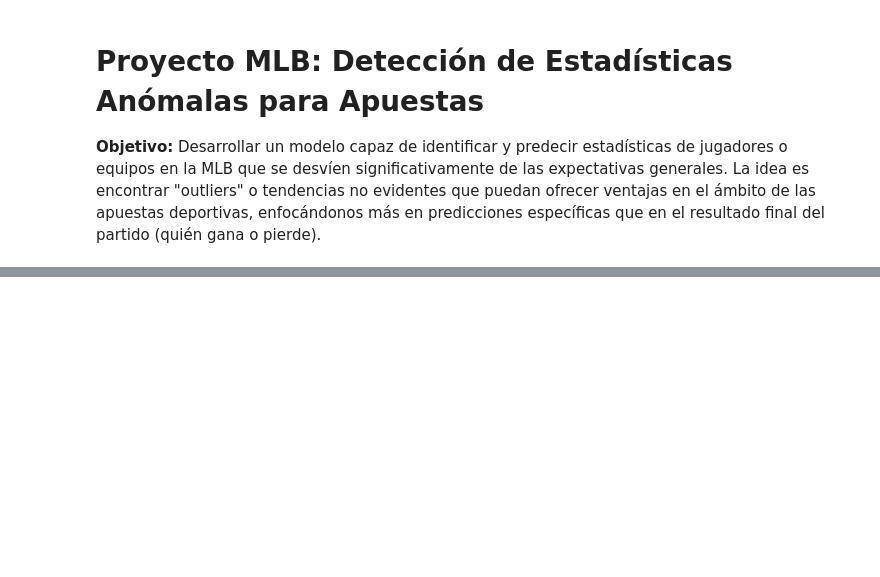
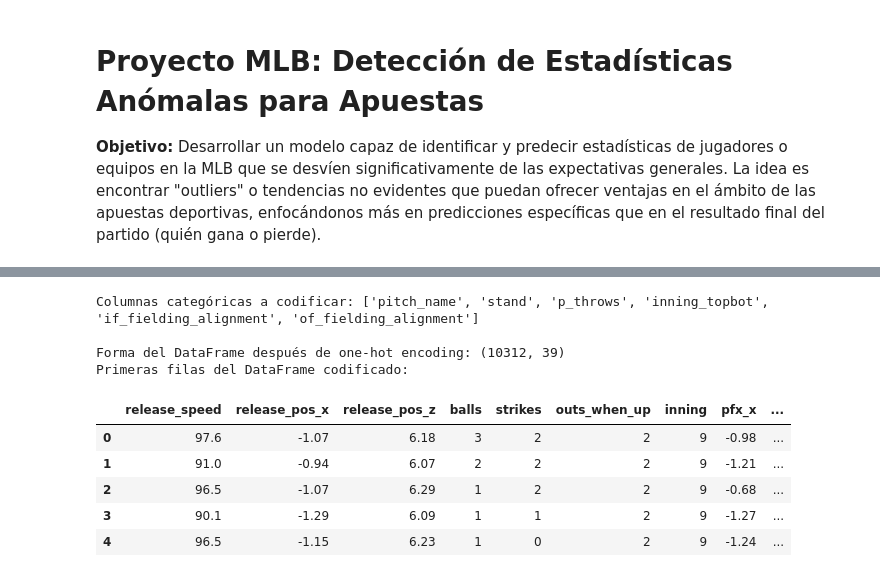
Before and after one commit to diego-mercadoc/MLB, a Jupyter notebook: MLB_Anomaly_Detection.ipynb, the cells around one changed output, grey strips where cells are left out. Cells and saved outputs as stored; diff of their text form; code cells hidden in the pictures; blank space fills up the shorter version.

```diff
--- a/MLB_Anomaly_Detection.ipynb
+++ b/MLB_Anomaly_Detection.ipynb
@@ -17,0 +486,72 @@ ModuleNotFoundError: No module named 'pandas'
+# %%
+from sklearn.model_selection import train_test_split
+from sklearn.preprocessing import StandardScaler # Para futuro escalado si es necesario
+
+# Re-creamos df_model_final para asegurar que tenemos la versión correcta
+# y aplicamos la corrección de fillna si lo estuviéramos haciendo aquí.
+# En este flujo, df_model_final ya está limpio de la celda anterior,
+# así que solo nos enfocaremos en la codificación y división.
+
+# Si tuviéramos que rehacer la imputación de la Celda 7 aquí, sería así:
+# cols_days_game = ['pitcher_days_since_prev_game', 'batter_days_since_prev_game',
+#                   'pitcher_days_until_next_game', 'batter_days_until_next_game']
+# for col in cols_days_game:
+#     if col in df_model_final.columns:
+#         median_val = df_model_final[col].median()
+#         df_model_final[col] = df_model_final[col].fillna(median_val) # Corrección aquí
+#         # print(f"Nulos en '{col}' imputados con mediana ({median_val}).") # Comentado porque ya se hizo
+
+# 1. Codificar variables categóricas
+# Usaremos pd.get_dummies para one-hot encoding, es simple y efectivo para esta cantidad de categorías.
+categorical_cols = df_model_final.select_dtypes(include='category').columns
+print(f"Columnas categóricas a codificar: {list(categorical_cols)}")
+
+df_model_encoded = pd.get_dummies(df_model_final, columns=categorical_cols, drop_first=True)
+# drop_first=True para evitar multicolinealidad, crea k-1 dummies para k categorías.
+
+print(f"\nForma del DataFrame después de one-hot encoding: {df_model_encoded.shape}")
+print("Primeras filas del DataFrame codificado:")
+display(df_model_encoded.head())
+
+# 2. Separar Features (X) y Target (y)
+X = df_model_encoded.drop('is_swinging_strike', axis=1)
+y = df_model_encoded['is_swinging_strike']
+
+print("\nForma de X (features):", X.shape)
+print("Forma de y (target):", y.shape)
+
+# 3. Dividir los datos en conjuntos de entrenamiento y prueba
+# Usaremos un 80/20 split y estratificaremos por 'y' debido al desbalance de clases.
+X_train, X_test, y_train, y_test = train_test_split(
+    X, y,
+    test_size=0.2,
+    random_state=42, # Para reproducibilidad
+    stratify=y # Importante para mantener la proporción de clases en train y test
+)
+
+print("\nDistribución del target en el conjunto de entrenamiento:")
+print(y_train.value_counts(normalize=True))
+print("\nDistribución del target en el conjunto de prueba:")
+print(y_test.value_counts(normalize=True))
+
+print(f"\nForma de X_train: {X_train.shape}, y_train: {y_train.shape}")
+print(f"Forma de X_test: {X_test.shape}, y_test: {y_test.shape}")
+
+# En este punto, X_train y X_test contienen solo datos numéricos.
+# Podríamos considerar escalar las características numéricas (ej. con StandardScaler),
+# especialmente para modelos sensibles a la escala como SVM o Regresión Logística con regularización.
+# Para modelos basados en árboles (Random Forest, XGBoost), el escalado no es estrictamente necesario.
+# Lo dejaremos como un paso opcional para más adelante si el modelo lo requiere.
+print("\nTipos de datos en X_train (deberían ser todos numéricos):")
+X_train.info()
+# %% [output]
+Columnas categóricas a codificar: ['pitch_name', 'stand', 'p_throws', 'inning_topbot', 'if_fielding_alignment', 'of_fielding_alignment']
+
+Forma del DataFrame después de one-hot encoding: (10312, 39)
+Primeras filas del DataFrame codificado:
+|  | release_speed | release_pos_x | release_pos_z | balls | strikes | outs_when_up | inning | pfx_x | ... |
+| 0 | 97.6 | -1.07 | 6.18 | 3 | 2 | 2 | 9 | -0.98 | ... |
+| 1 | 91.0 | -0.94 | 6.07 | 2 | 2 | 2 | 9 | -1.21 | ... |
+| 2 | 96.5 | -1.07 | 6.29 | 1 | 2 | 2 | 9 | -0.68 | ... |
+| 3 | 90.1 | -1.29 | 6.09 | 1 | 1 | 2 | 9 | -1.27 | ... |
+| 4 | 96.5 | -1.15 | 6.23 | 1 | 0 | 2 | 9 | -1.24 | ... |
```
Also changed, not shown: parts of 14 cells of this notebook.
